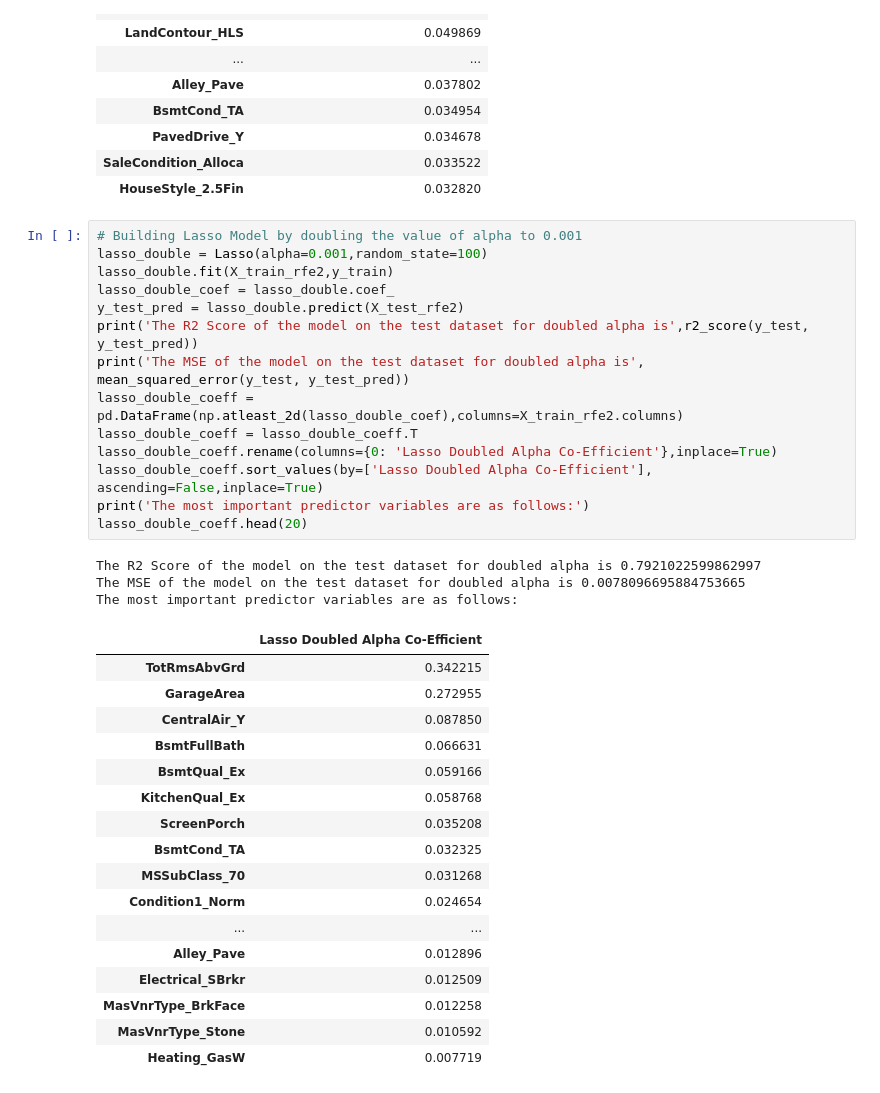
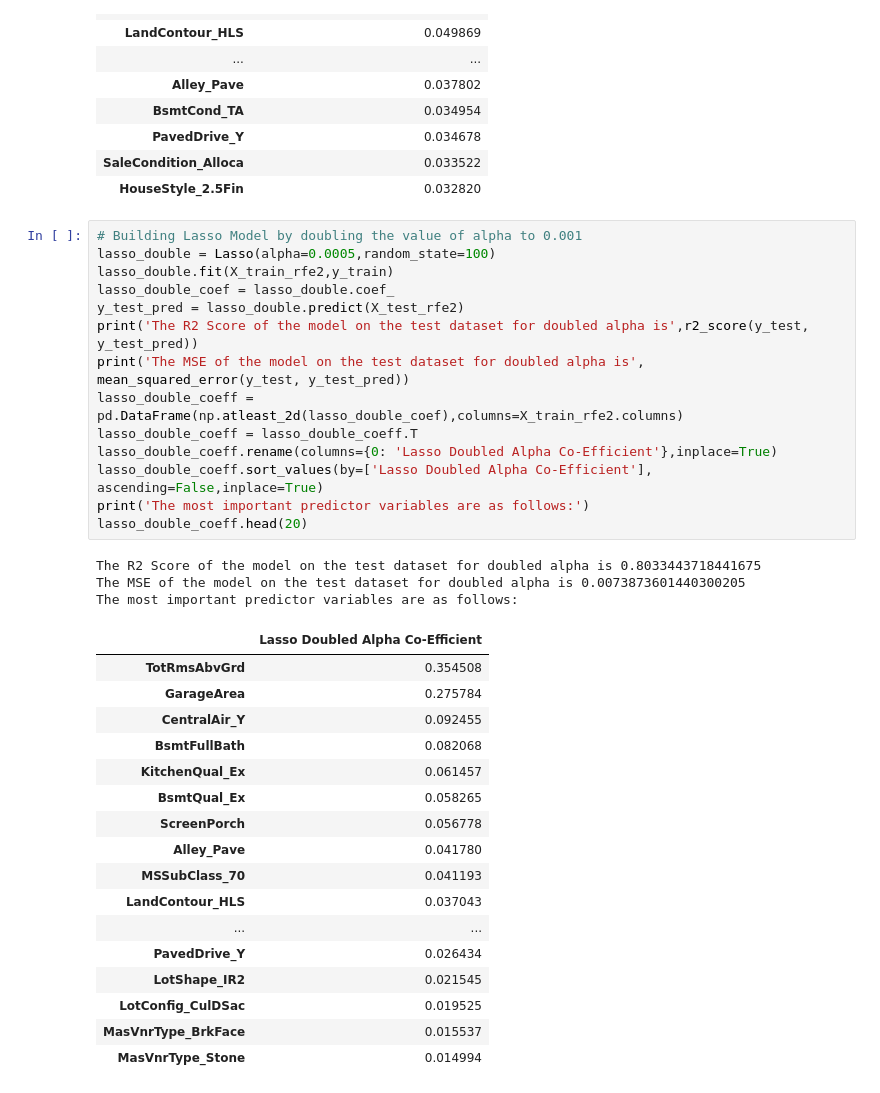
Before and after one commit to AmitBytesSage/HousingPricePrediction, a Jupyter notebook: HOUSE PRICE PREDICTION ASSIGNMENT.ipynb, the cells around one changed output. Drawn from its saved outputs; the diff is of its cells as text.

```diff
--- a/HOUSE PRICE PREDICTION ASSIGNMENT.ipynb
+++ b/HOUSE PRICE PREDICTION ASSIGNMENT.ipynb
@@ -696,38 +696,38 @@ The most important predictor variables are as follows:
 | HouseStyle_2.5Fin | 0.032820 |
 # %%
 # Building Lasso Model by doubling the value of alpha to 0.001
-lasso_double = Lasso(alpha=0.001,random_state=100)
+lasso_double = Lasso(alpha=0.0005,random_state=100)
 lasso_double.fit(X_train_rfe2,y_train)
 lasso_double_coef = lasso_double.coef_
 y_test_pred = lasso_double.predict(X_test_rfe2)
 print('The R2 Score of the model on the test dataset for doubled alpha is',r2_score(y_test, y_test_pred))
 print('The MSE of the model on the test dataset for doubled alpha is', mean_squared_error(y_test, y_test_pred))
 lasso_double_coeff = pd.DataFrame(np.atleast_2d(lasso_double_coef),columns=X_train_rfe2.columns)
 lasso_double_coeff = lasso_double_coeff.T
 lasso_double_coeff.rename(columns={0: 'Lasso Doubled Alpha Co-Efficient'},inplace=True)
 lasso_double_coeff.sort_values(by=['Lasso Doubled Alpha Co-Efficient'], ascending=False,inplace=True)
 print('The most important predictor variables are as follows:')
 lasso_double_coeff.head(20)
 # %% [output]
-The R2 Score of the model on the test dataset for doubled alpha is 0.7921022599862997
-The MSE of the model on the test dataset for doubled alpha is 0.0078096695884753665
+The R2 Score of the model on the test dataset for doubled alpha is 0.8033443718441675
+The MSE of the model on the test dataset for doubled alpha is 0.0073873601440300205
 The most important predictor variables are as follows:
 |  | Lasso Doubled Alpha Co-Efficient |
-| TotRmsAbvGrd | 0.342215 |
-| GarageArea | 0.272955 |
-| CentralAir_Y | 0.087850 |
-| BsmtFullBath | 0.066631 |
-| BsmtQual_Ex | 0.059166 |
-| KitchenQual_Ex | 0.058768 |
-| ScreenPorch | 0.035208 |
-| BsmtCond_TA | 0.032325 |
-| MSSubClass_70 | 0.031268 |
-| Condition1_Norm | 0.024654 |
+| TotRmsAbvGrd | 0.354508 |
+| GarageArea | 0.275784 |
+| CentralAir_Y | 0.092455 |
+| BsmtFullBath | 0.082068 |
+| KitchenQual_Ex | 0.061457 |
+| BsmtQual_Ex | 0.058265 |
+| ScreenPorch | 0.056778 |
+| Alley_Pave | 0.041780 |
+| MSSubClass_70 | 0.041193 |
+| LandContour_HLS | 0.037043 |
 | ... | ... |
-| Alley_Pave | 0.012896 |
-| Electrical_SBrkr | 0.012509 |
-| MasVnrType_BrkFace | 0.012258 |
-| MasVnrType_Stone | 0.010592 |
-| Heating_GasW | 0.007719 |
+| PavedDrive_Y | 0.026434 |
+| LotShape_IR2 | 0.021545 |
+| LotConfig_CulDSac | 0.019525 |
+| MasVnrType_BrkFace | 0.015537 |
+| MasVnrType_Stone | 0.014994 |
 # %%
 #Removing the 5 most important predictor variables from the incoming dataset
```
Also changed, not shown: parts of 3 cells of this notebook.
